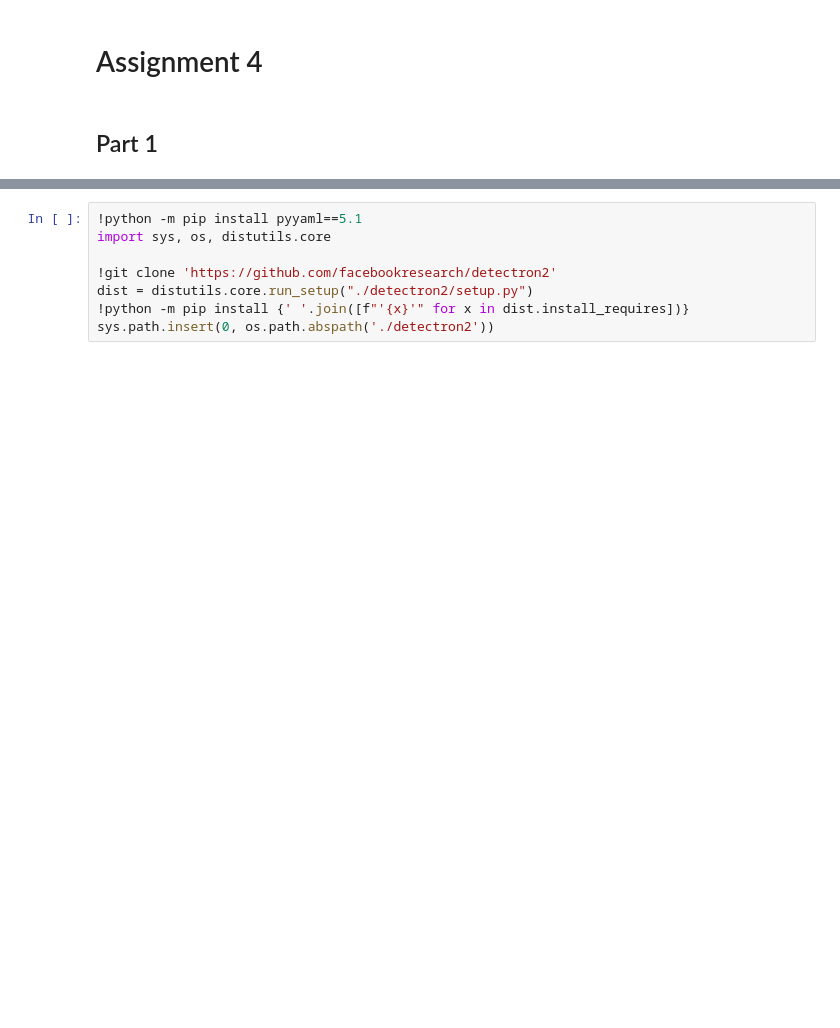
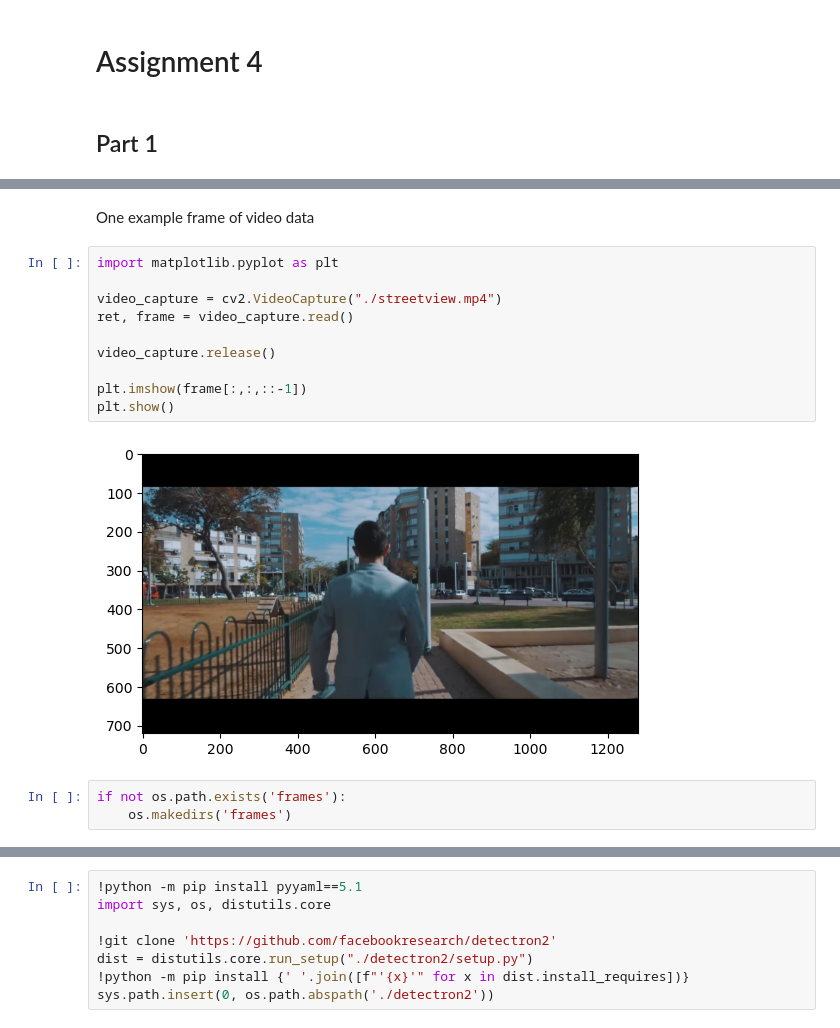
Before and after one commit to sgwlee96/Fall2024, a Jupyter notebook: DATA255/homework4/Homework4.ipynb, the cells around one changed output, grey strips where cells are left out. Saved outputs shown, nothing was run; the diff lists cells and outputs as text; blank space fills up the shorter version.

```diff
--- a/DATA255/homework4/Homework4.ipynb
+++ b/DATA255/homework4/Homework4.ipynb
@@ -4,0 +41,17 @@
+# %% [markdown]
+One example frame of video data
+# %%
+import matplotlib.pyplot as plt
+
+video_capture = cv2.VideoCapture("./streetview.mp4")
+ret, frame = video_capture.read()
+
+video_capture.release()
+
+plt.imshow(frame[:,:,::-1])
+plt.show()
+# %% [output]
+[figure, added]
+# %%
+if not os.path.exists('frames'):
+    os.makedirs('frames')
```
Also changed, not shown: parts of 6 cells of this notebook, 1 other file.
